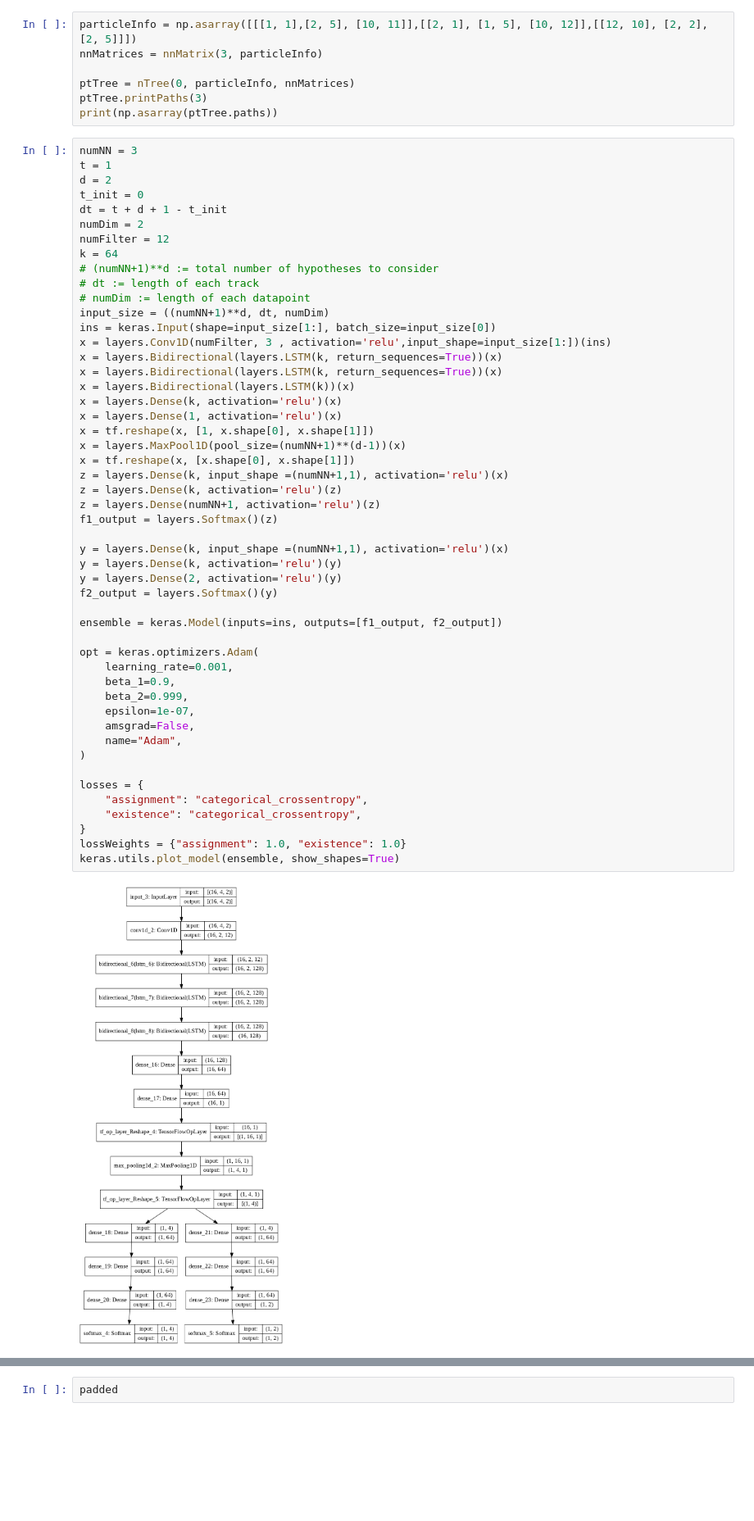
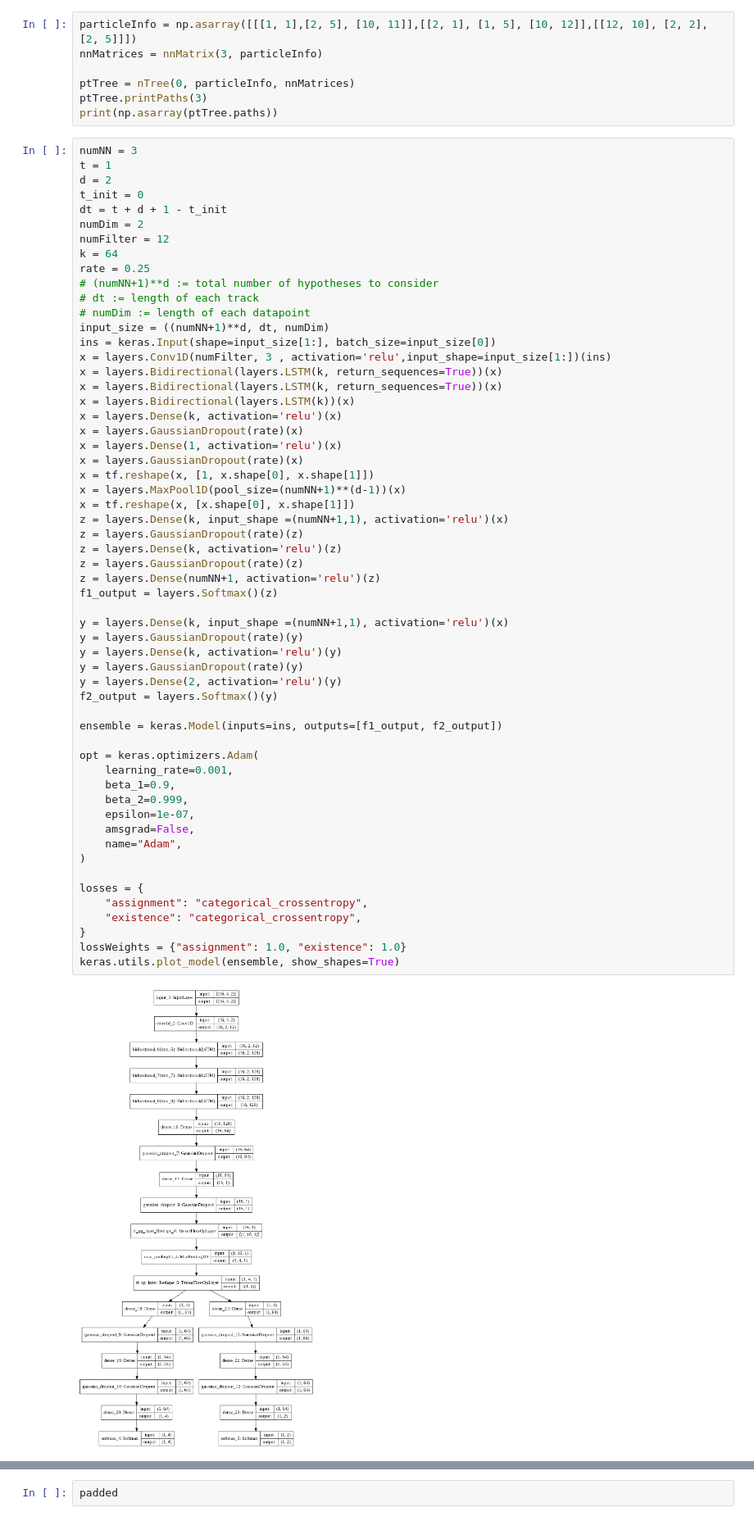
Before and after one commit to cc4351/teamtracking, a Jupyter notebook: RNN.ipynb, the cells around one changed output, grey strips where cells are left out. Shown: that part at 82% size. Drawn from its saved outputs; the diff is of its cells as text; blank space fills up the shorter version.

```diff
--- a/RNN.ipynb
+++ b/RNN.ipynb
@@ -257,6 +257,7 @@ dt = t + d + 1 - t_init
 numDim = 2
 numFilter = 12
 k = 64
+rate = 0.25
 # (numNN+1)**d := total number of hypotheses to consider
 # dt := length of each track
 # numDim := length of each datapoint
@@ -267,39 +268,45 @@ x = layers.Bidirectional(layers.LSTM(k, return_sequences=True))(x)
 x = layers.Bidirectional(layers.LSTM(k, return_sequences=True))(x)
 x = layers.Bidirectional(layers.LSTM(k))(x)
 x = layers.Dense(k, activation='relu')(x)
+x = layers.GaussianDropout(rate)(x)
 x = layers.Dense(1, activation='relu')(x)
+x = layers.GaussianDropout(rate)(x)
 x = tf.reshape(x, [1, x.shape[0], x.shape[1]])
 x = layers.MaxPool1D(pool_size=(numNN+1)**(d-1))(x)
 x = tf.reshape(x, [x.shape[0], x.shape[1]])
 z = layers.Dense(k, input_shape =(numNN+1,1), activation='relu')(x)
+z = layers.GaussianDropout(rate)(z)
 z = layers.Dense(k, activation='relu')(z)
+z = layers.GaussianDropout(rate)(z)
 z = layers.Dense(numNN+1, activation='relu')(z)
 f1_output = layers.Softmax()(z)
 
 y = layers.Dense(k, input_shape =(numNN+1,1), activation='relu')(x)
+y = layers.GaussianDropout(rate)(y)
 y = layers.Dense(k, activation='relu')(y)
+y = layers.GaussianDropout(rate)(y)
 y = layers.Dense(2, activation='relu')(y)
 f2_output = layers.Softmax()(y)
 
 ensemble = keras.Model(inputs=ins, outputs=[f1_output, f2_output])
 
 opt = keras.optimizers.Adam(
     learning_rate=0.001,
     beta_1=0.9,
     beta_2=0.999,
     epsilon=1e-07,
     amsgrad=False,
     name="Adam",
 )
 
 losses = {
 	"assignment": "categorical_crossentropy",
 	"existence": "categorical_crossentropy",
 }
 lossWeights = {"assignment": 1.0, "existence": 1.0}
 keras.utils.plot_model(ensemble, show_shapes=True)
 # %% [output]
-[figure, old version]
+[figure, new version]
 # %%
 ensemble.compile(
     optimizer=opt,
```
Also changed, not shown: parts of 2 cells of this notebook.
